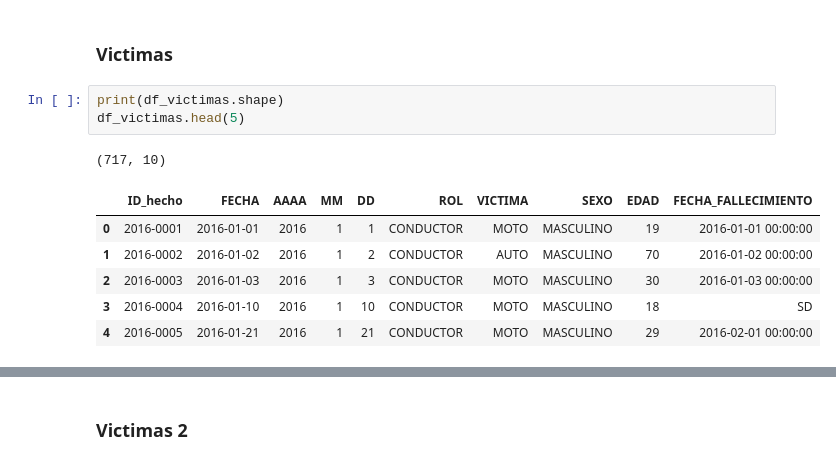
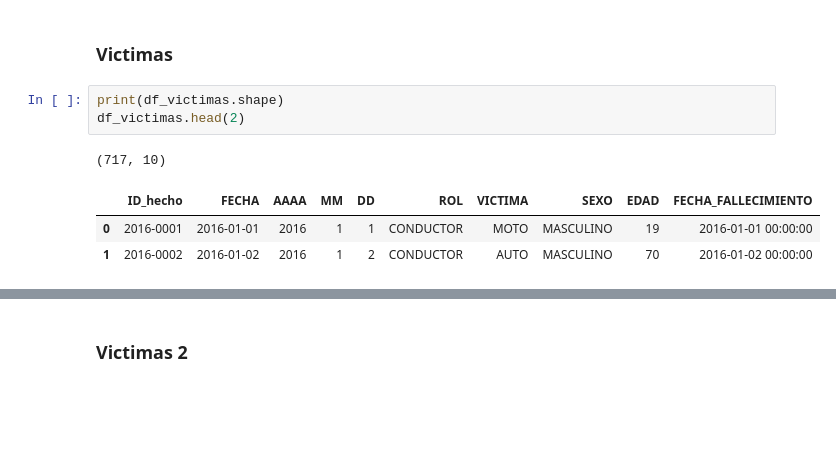
Before and after one commit to jrguignan/Proyecto-Siniestros_Viales-Data_Analyst, a Jupyter notebook: ETL - EDA.ipynb, the cells around one changed output, grey strips where cells are left out. Cells and saved outputs as stored; diff of their text form; blank space fills up the shorter version.

```diff
--- a/ETL - EDA.ipynb
+++ b/ETL - EDA.ipynb
@@ -85,12 +30,9 @@ verificar_tipo_datos(df_hechos)
 ### Victimas
 # %%
 print(df_victimas.shape)
-df_victimas.head(5)
+df_victimas.head(2)
 # %% [output]
 (717, 10)
 |  | ID_hecho | FECHA | AAAA | MM | DD | ROL | VICTIMA | SEXO | EDAD | FECHA_FALLECIMIENTO |
 | 0 | 2016-0001 | 2016-01-01 | 2016 | 1 | 1 | CONDUCTOR | MOTO | MASCULINO | 19 | 2016-01-01 00:00:00 |
 | 1 | 2016-0002 | 2016-01-02 | 2016 | 1 | 2 | CONDUCTOR | AUTO | MASCULINO | 70 | 2016-01-02 00:00:00 |
-| 2 | 2016-0003 | 2016-01-03 | 2016 | 1 | 3 | CONDUCTOR | MOTO | MASCULINO | 30 | 2016-01-03 00:00:00 |
-| 3 | 2016-0004 | 2016-01-10 | 2016 | 1 | 10 | CONDUCTOR | MOTO | MASCULINO | 18 | SD |
-| 4 | 2016-0005 | 2016-01-21 | 2016 | 1 | 21 | CONDUCTOR | MOTO | MASCULINO | 29 | 2016-02-01 00:00:00 |
```
Also changed, not shown: parts of 65 cells of this notebook, 2 other files.
